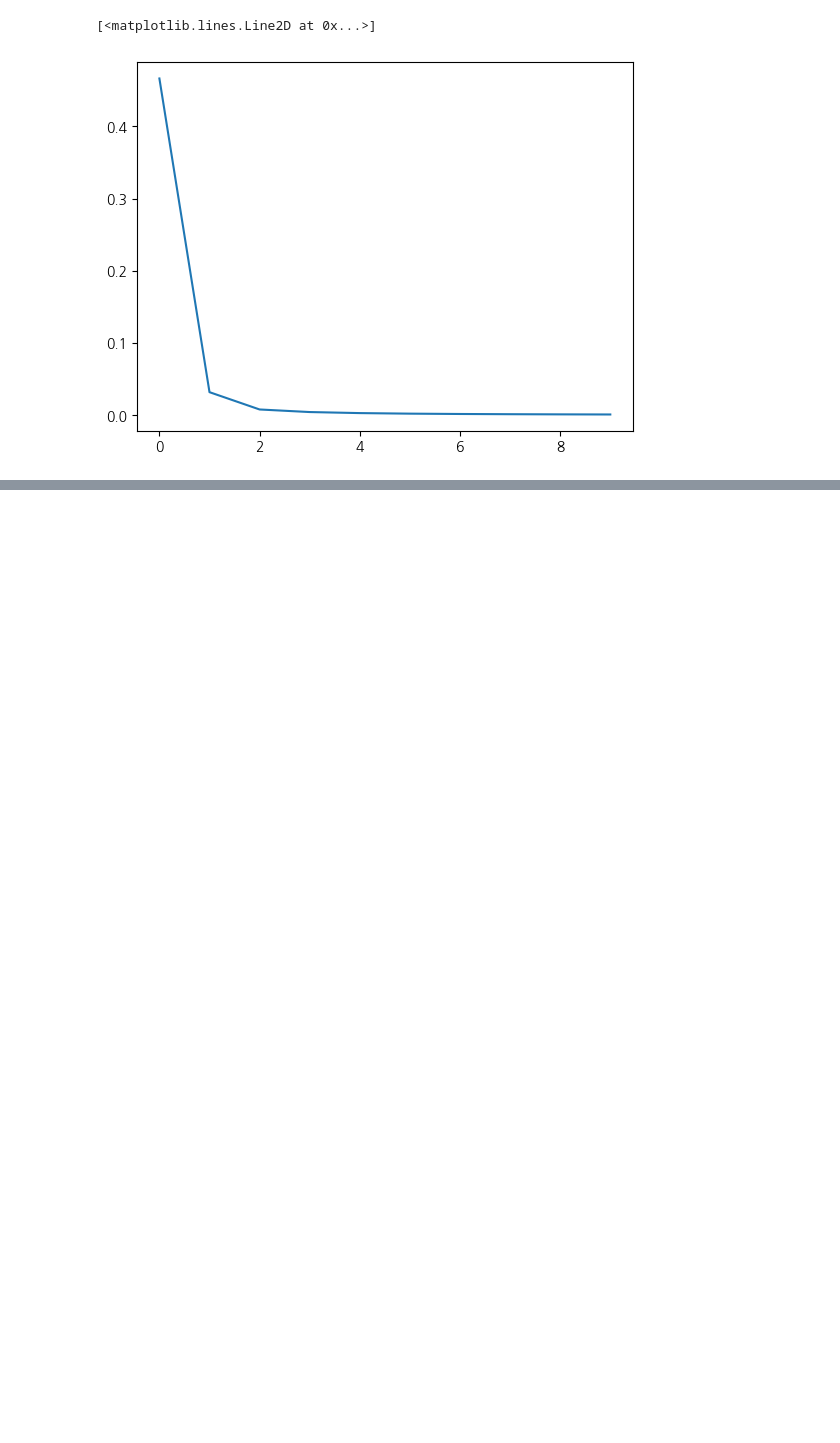
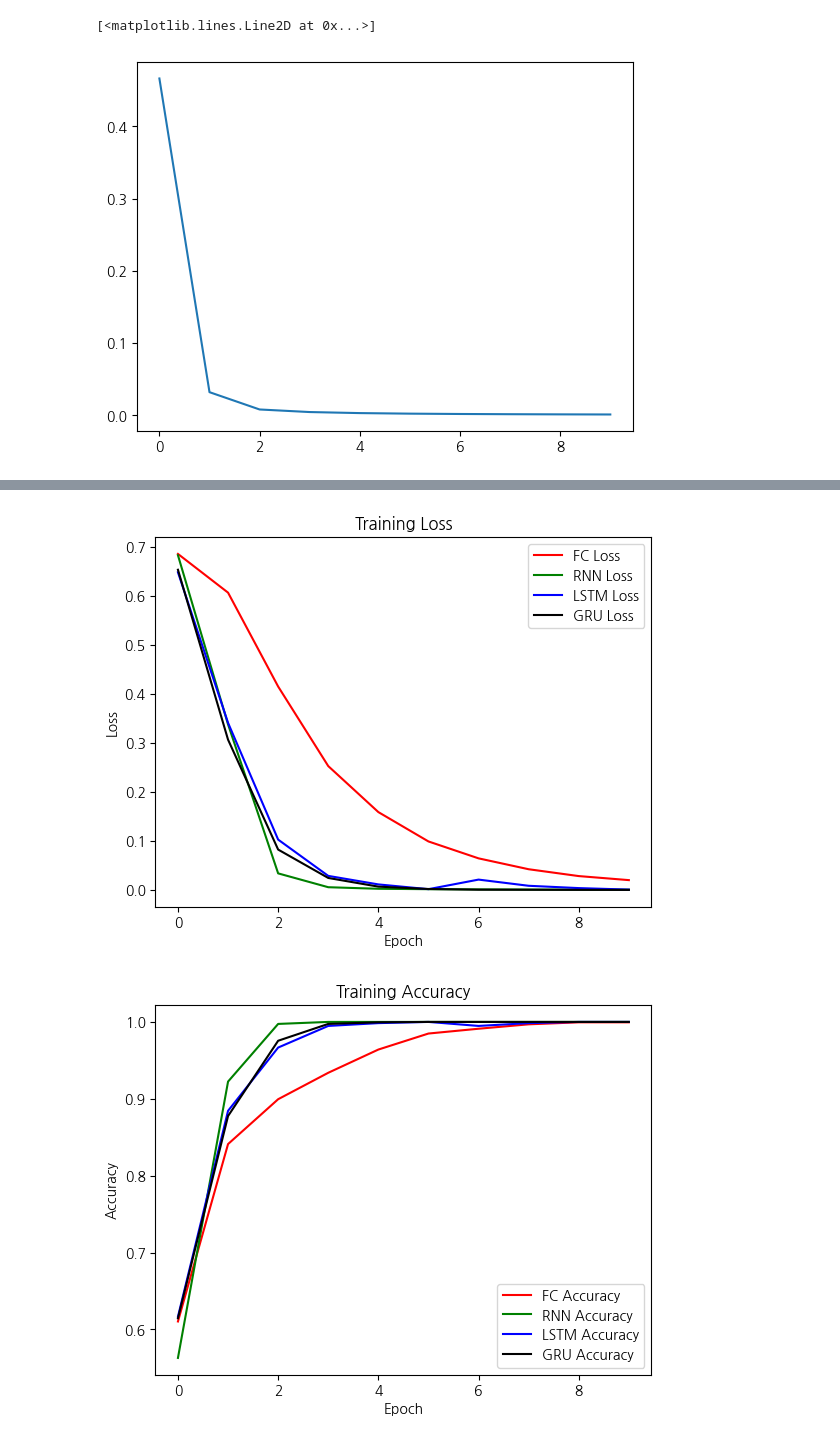
Before and after one commit to MooyeongJoo/maxwell1, a Jupyter notebook: week12_nsmc_lstm.ipynb, the cells around one changed output, grey strips where cells are left out. Saved outputs shown, nothing was run; the diff lists cells and outputs as text; code cells hidden in the pictures; blank space fills up the shorter version.

```diff
--- a/week12_nsmc_lstm.ipynb
+++ b/week12_nsmc_lstm.ipynb
@@ -212,26 +322,27 @@ history_con = model_con.fit(X_train, y_train, validation_split=0.2, epochs=10, b
 # %%
-# %%
-# Plotting history.history['loss'] will now refer to the last trained model's history,
-# which is history_con in this case. You might want to plot individual histories.
-# For example, to plot history_fc loss:
-plt.plot(history_fc.history['loss'], label='FC Loss')
-plt.plot(history_rnn.history['loss'], label='RNN Loss')
-plt.plot(history_lstm.history['loss'], label='LSTM Loss')
-plt.plot(history_gru.history['loss'], label='GRU Loss')
-plt.plot(history_con.history['loss'], label='CNN Loss')
+plt.plot(history_fc.history['loss'],'r', label='FC Loss')
+plt.plot(history_rnn.history['loss'],'g', label='RNN Loss')
+plt.plot(history_lstm.history['loss'], 'b',label='LSTM Loss')
+plt.plot(history_gru.history['loss'],'k', label='GRU Loss')
+
+
 plt.title('Training Loss')
 plt.xlabel('Epoch')
 plt.ylabel('Loss')
 plt.legend()
 plt.show()
 
-plt.plot(history_fc.history['accuracy'], label='FC Accuracy')
-plt.plot(history_rnn.history['accuracy'], label='RNN Accuracy')
-plt.plot(history_lstm.history['accuracy'], label='LSTM Accuracy')
-plt.plot(history_gru.history['accuracy'], label='GRU Accuracy')
-plt.plot(history_con.history['accuracy'], label='CNN Accuracy')
+plt.plot(history_fc.history['accuracy'],'r', label='FC Accuracy')
+plt.plot(history_rnn.history['accuracy'],'g', label='RNN Accuracy')
+plt.plot(history_lstm.history['accuracy'],'b', label='LSTM Accuracy')
+plt.plot(history_gru.history['accuracy'],'k', label='GRU Accuracy')
+
+
 plt.title('Training Accuracy')
 plt.xlabel('Epoch')
 plt.ylabel('Accuracy')
 plt.legend()
 plt.show()
+# %% [output]
+[figure, added]
+[figure, added]
```
Also changed, not shown: parts of 6 cells of this notebook.
